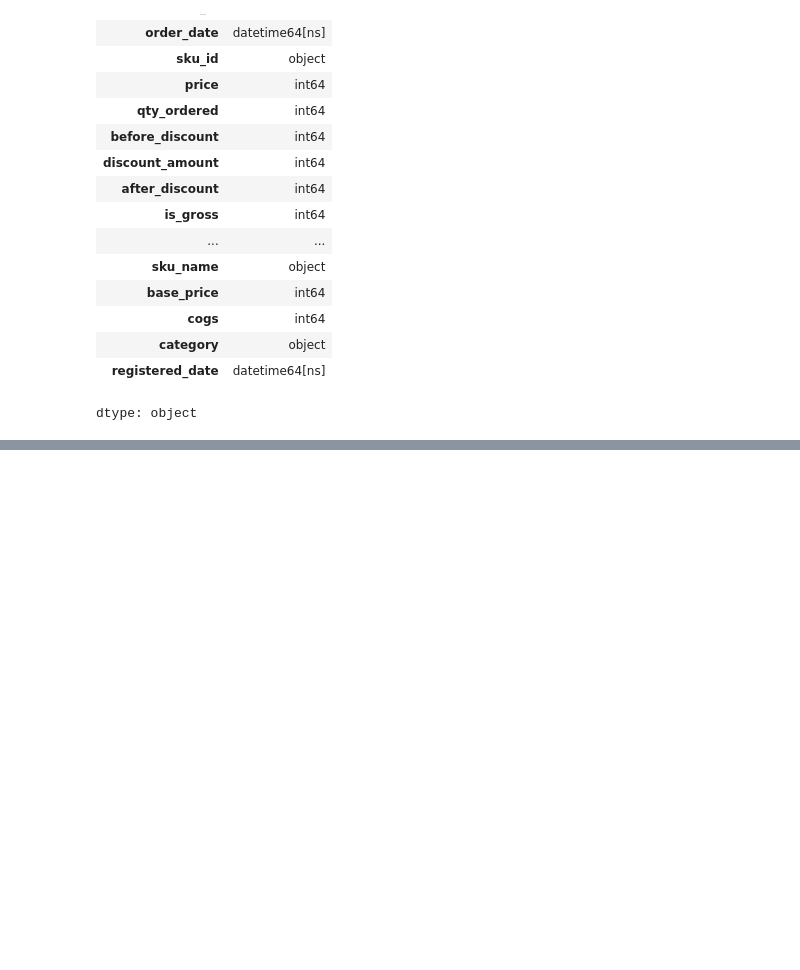
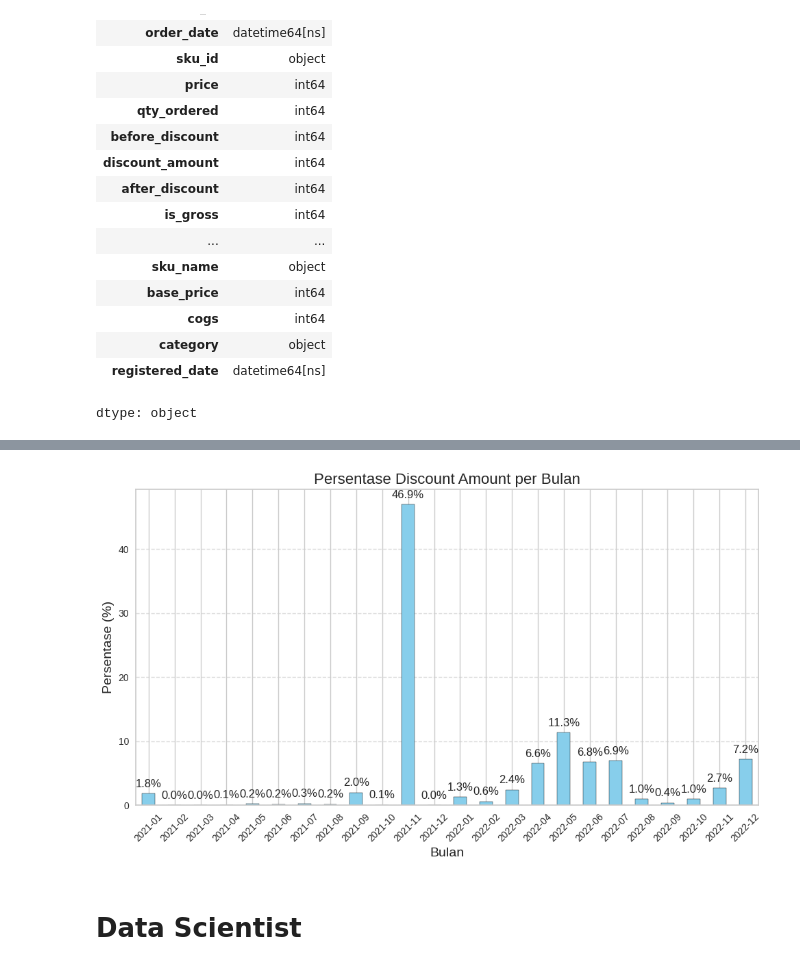
Before and after one commit to adityapbx/PBL, a Jupyter notebook: PBL_LIMBAD_WOTA.ipynb, the cells around one changed output, grey strips where cells are left out. Saved outputs shown, nothing was run; the diff lists cells and outputs as text; code cells hidden in the pictures; blank space fills up the shorter version.

```diff
--- a/PBL_LIMBAD_WOTA.ipynb
+++ b/PBL_LIMBAD_WOTA.ipynb
@@ -164,3 +166,6 @@ df.dtypes
 | category | object |
 | registered_date | datetime64[ns] |
 dtype: object
+# %%
+# Menghapus baris pada semua kolom yang mempunyai nilai discount_amount dibawah nol
+df = df[df['discount_amount'] >= 0]
@@ -166,0 +196,3 @@ dtype: object
+# %%
+# Drop duplicates based on the 'id' column
+df = df.drop_duplicates(subset=['id'])
@@ -166,0 +247,33 @@ dtype: object
+# %%
+# Tambahkan kolom bulan
+df['month'] = df['order_date'].dt.to_period('M')  # Format periode bulanan
+
+# Total diskon per bulan
+monthly_discount = df.groupby('month')['discount_amount'].sum()
+
+# Hitung persentase setiap bulan
+total_discount = monthly_discount.sum()
+monthly_discount_percentage = (monthly_discount / total_discount) * 100
+
+# Plot bar chart
+plt.figure(figsize=(10, 6))
+monthly_discount_percentage.plot(kind='bar', color='skyblue', edgecolor='black')
+
+# Tambahkan nilai persentase di atas masing-masing batang
+for i, perc in enumerate(monthly_discount_percentage):
+    plt.text(i, perc + 1, f'{perc:.1f}%', ha='center', fontsize=12)
+
+# Menambahkan informasi ke grafik
+plt.title('Persentase Discount Amount per Bulan', fontsize=16)
+plt.xlabel('Bulan', fontsize=14)
+plt.ylabel('Persentase (%)', fontsize=14)
+plt.xticks(rotation=45)
+plt.grid(axis='y', linestyle='--', alpha=0.7)
+
+# Tampilkan plot
+plt.tight_layout()
+plt.show()
+# %% [output]
+[figure, added]
+# %% [markdown]
+# **Data Scientist**
```
Also changed, not shown: parts of 16 cells of this notebook.
